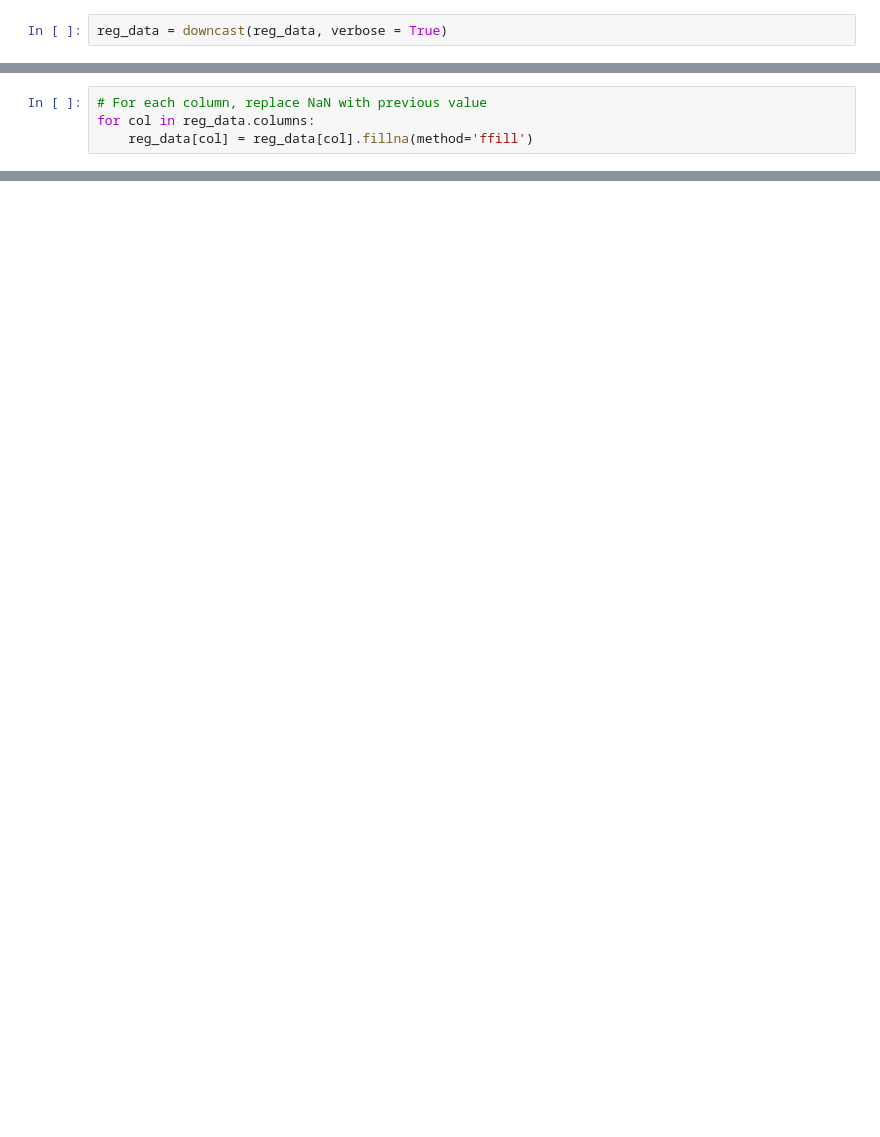
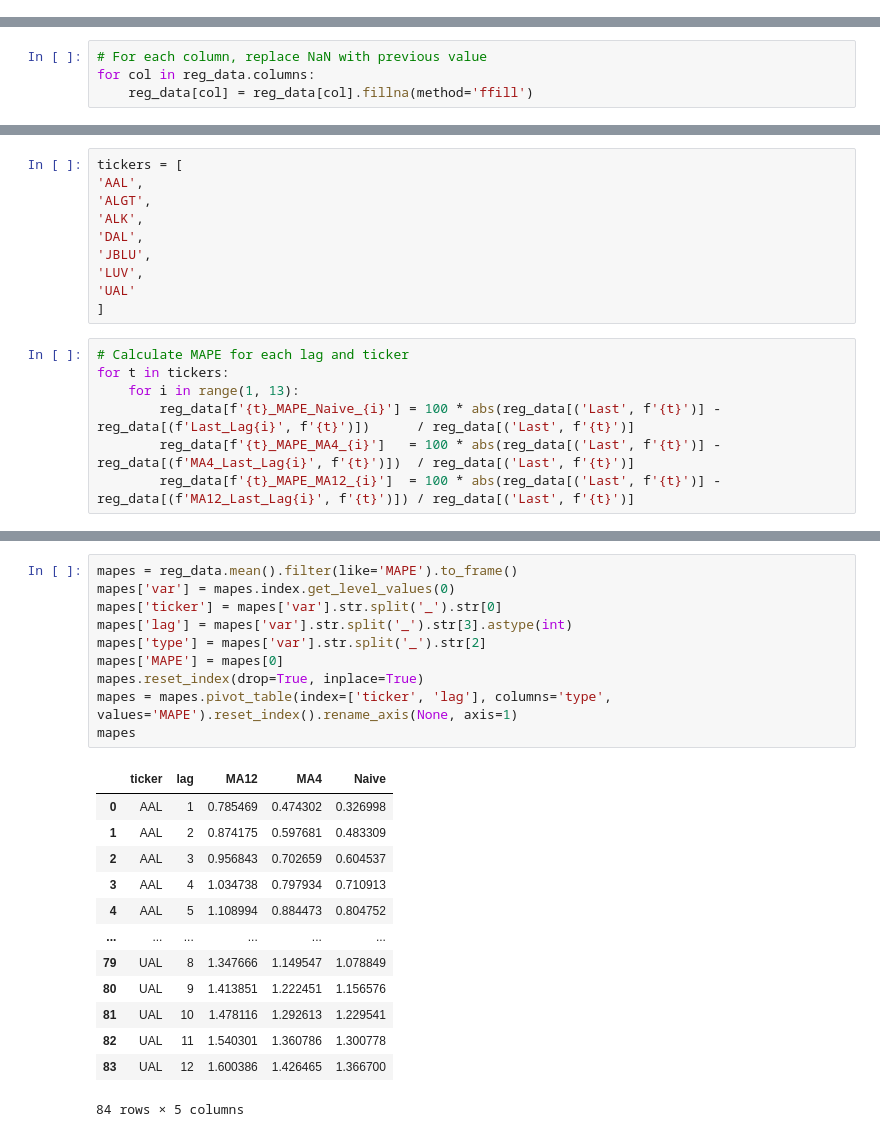
Before and after one commit to svanomm/sentiment-volume-forecasting, a Jupyter notebook: Scripts/08 naive forecast accuracy.ipynb, the cells around one changed output, grey strips where cells are left out. Cells and saved outputs as stored; diff of their text form; blank space fills up the shorter version.

```diff
--- a/Scripts/08 naive forecast accuracy.ipynb
+++ b/Scripts/08 naive forecast accuracy.ipynb
@@ -67,2 +27,0 @@ def downcast(df, verbose = True):
-# %%
-reg_data = downcast(reg_data, verbose = True)
@@ -392,0 +32,17 @@ to_export.to_csv(r'../output/predictions_nn_202505081730.csv', index=False)
+# %%
+tickers = [
+'AAL',
+'ALGT',
+'ALK',
+'DAL',
+'JBLU',
+'LUV',
+'UAL'
+]
+# %%
+# Calculate MAPE for each lag and ticker
+for t in tickers:
+    for i in range(1, 13):
+        reg_data[f'{t}_MAPE_Naive_{i}'] = 100 * abs(reg_data[('Last', f'{t}')] - reg_data[(f'Last_Lag{i}', f'{t}')])      / reg_data[('Last', f'{t}')]
+        reg_data[f'{t}_MAPE_MA4_{i}']   = 100 * abs(reg_data[('Last', f'{t}')] - reg_data[(f'MA4_Last_Lag{i}', f'{t}')])  / reg_data[('Last', f'{t}')]
+        reg_data[f'{t}_MAPE_MA12_{i}']  = 100 * abs(reg_data[('Last', f'{t}')] - reg_data[(f'MA12_Last_Lag{i}', f'{t}')]) / reg_data[('Last', f'{t}')]
@@ -392,0 +67,24 @@ to_export.to_csv(r'../output/predictions_nn_202505081730.csv', index=False)
+# %%
+mapes = reg_data.mean().filter(like='MAPE').to_frame()
+mapes['var'] = mapes.index.get_level_values(0)
+mapes['ticker'] = mapes['var'].str.split('_').str[0]
+mapes['lag'] = mapes['var'].str.split('_').str[3].astype(int)
+mapes['type'] = mapes['var'].str.split('_').str[2]
+mapes['MAPE'] = mapes[0]
+mapes.reset_index(drop=True, inplace=True)
+mapes = mapes.pivot_table(index=['ticker', 'lag'], columns='type', values='MAPE').reset_index().rename_axis(None, axis=1)
+mapes
+# %% [output]
+|  | ticker | lag | MA12 | MA4 | Naive |
+| 0 | AAL | 1 | 0.785469 | 0.474302 | 0.326998 |
+| 1 | AAL | 2 | 0.874175 | 0.597681 | 0.483309 |
+| 2 | AAL | 3 | 0.956843 | 0.702659 | 0.604537 |
+| 3 | AAL | 4 | 1.034738 | 0.797934 | 0.710913 |
+| 4 | AAL | 5 | 1.108994 | 0.884473 | 0.804752 |
+| ... | ... | ... | ... | ... | ... |
+| 79 | UAL | 8 | 1.347666 | 1.149547 | 1.078849 |
+| 80 | UAL | 9 | 1.413851 | 1.222451 | 1.156576 |
+| 81 | UAL | 10 | 1.478116 | 1.292613 | 1.229541 |
+| 82 | UAL | 11 | 1.540301 | 1.360786 | 1.300778 |
+| 83 | UAL | 12 | 1.600386 | 1.426465 | 1.366700 |
+84 rows × 5 columns
```
Also changed, not shown: parts of 20 cells of this notebook, 1 other file.
